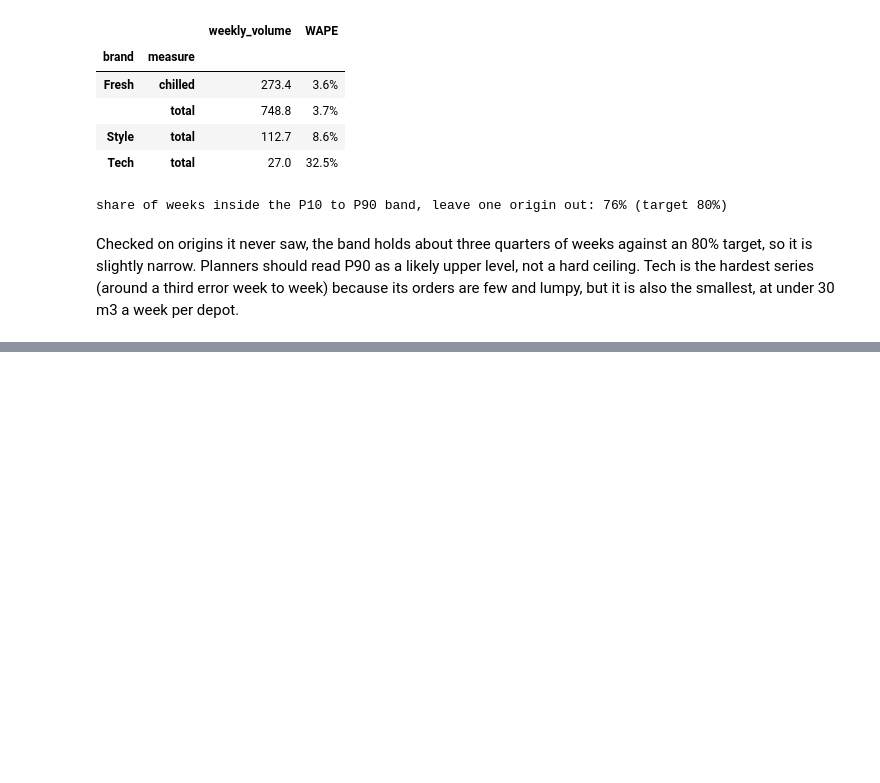
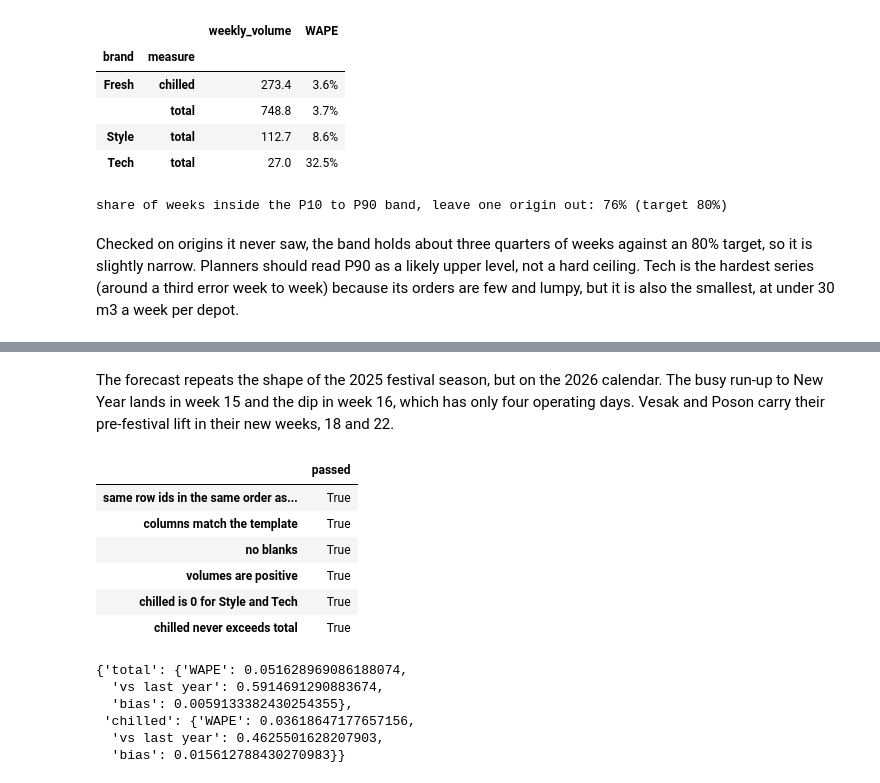
Before and after one commit to sameera-ekanayaka/Xora_Datathon, a Jupyter notebook: notebooks/06_task2a_demand_forecast.ipynb, the cells around one changed output, grey strips where cells are left out. Drawn from its saved outputs; the diff is of its cells as text; code cells hidden in the pictures; blank space fills up the shorter version.

```diff
--- a/notebooks/06_task2a_demand_forecast.ipynb
+++ b/notebooks/06_task2a_demand_forecast.ipynb
@@ -238,0 +294,60 @@ Checked on origins it never saw, the band holds about three quarters of weeks ag
+# %% [markdown]
+The forecast repeats the shape of the 2025 festival season, but on the 2026 calendar. The busy run-up to New Year lands in week 15 and the dip in week 16, which has only four operating days. Vesak and Poson carry their pre-festival lift in their new weeks, 18 and 22.
+# %%
+template = pd.read_csv(raw_file("submission_task2a.csv"))
+inputs = pd.read_csv(raw_file("task2a_test_inputs.csv"))
+wide = fcst.pivot_table(index=["depot", "brand", "iso_year", "iso_week"], columns="measure", values="p50").reset_index()
+sub = inputs.merge(wide, on=["depot", "brand", "iso_year", "iso_week"], how="left", validate="one_to_one")
+sub["pred_total_volume_m3"] = sub["total"].round(3)
+sub["pred_chilled_volume_m3"] = np.where(sub.brand == "Fresh", np.minimum(sub["chilled"].fillna(0), sub["total"]), 0.0).round(3)
+submission = template[["row_id"]].merge(sub[["row_id", "pred_total_volume_m3", "pred_chilled_volume_m3"]], on="row_id", how="left")
+
+checks = {
+    "same row ids in the same order as the template": submission.row_id.equals(template.row_id),
+    "columns match the template": list(submission.columns) == list(template.columns),
+    "no blanks": bool(submission.notna().all().all()),
+    "volumes are positive": bool((submission.pred_total_volume_m3 > 0).all()),
+    "chilled is 0 for Style and Tech": bool((sub.loc[sub.brand != "Fresh", "pred_chilled_volume_m3"] == 0).all()),
+    "chilled never exceeds total": bool((submission.pred_chilled_volume_m3 <= submission.pred_total_volume_m3).all()),
+}
+assert all(checks.values()), checks
+SUBMISSIONS.mkdir(exist_ok=True)
+submission.to_csv(SUBMISSIONS / "submission_task2a.csv", index=False)
+pd.Series(checks, name="passed").to_frame()
+# %% [output]
+|  | passed |
+| same row ids in the same order as... | True |
+| columns match the template | True |
+| no blanks | True |
+| volumes are positive | True |
+| chilled is 0 for Style and Tech | True |
+| chilled never exceeds total | True |
+# %%
+save_processed(fcst, "task2a_forecast")
+
+MODELS.mkdir(exist_ok=True)
+joblib.dump(final_reg, MODELS / "demand_regression.pkl")
+joblib.dump(final_gbm, MODELS / "demand_calendar_gbm.pkl")
+
+manifest_path = MODELS / "manifest.json"
+manifest = json.loads(manifest_path.read_text()) if manifest_path.exists() else {}
+manifest["task2a"] = {
+    "files": ["demand_regression.pkl", "demand_calendar_gbm.pkl"],
+    "method": "daily forecasts added up into ISO weeks; 50/50 blend of the two models",
+    "trained_on": f"{panel.date.min().date()} to {panel.date.max().date()}",
+    "forecast_days": f"{FORECAST_START.date()} to {FORECAST_END.date()}",
+    "backtest_origins": [str(o.date()) for o in ORIGINS],
+    "backtest_blend": {m: {k: float(overall.loc["blend", (m, k)]) for k in ["WAPE", "vs last year", "bias"]} for m in ["total", "chilled"]},
+    "interval_coverage_leave_one_out": float(np.mean(coverage)),
+    "seed": fc.SEED,
+    "versions": {"lightgbm": lgb.__version__, "pandas": pd.__version__, "numpy": np.__version__},
+}
+manifest_path.write_text(json.dumps(manifest, indent=2))
+manifest["task2a"]["backtest_blend"]
+# %% [output]
+{'total': {'WAPE': 0.051628969086188074,
+  'vs last year': 0.5914691290883674,
+  'bias': 0.0059133382430254355},
+ 'chilled': {'WAPE': 0.03618647177657156,
+  'vs last year': 0.4625501628207903,
+  'bias': 0.015612788430270983}}
```
Also changed, not shown: parts of 3 cells of this notebook, 4 other files.
